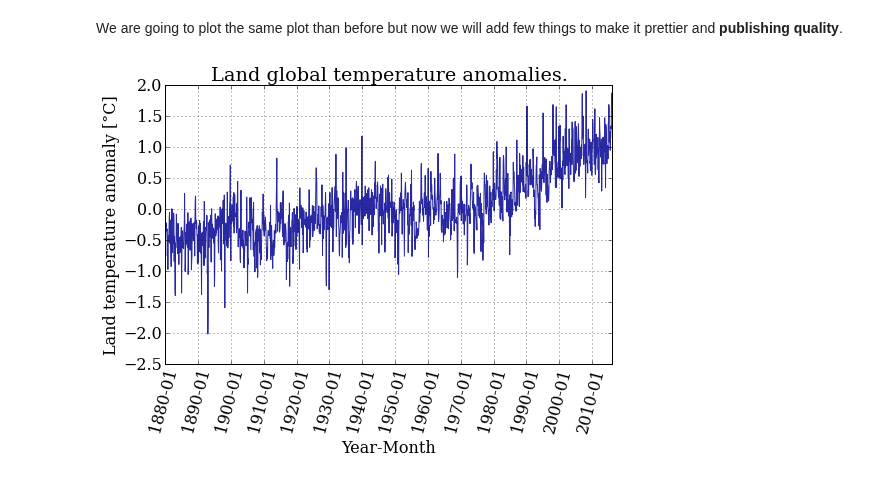
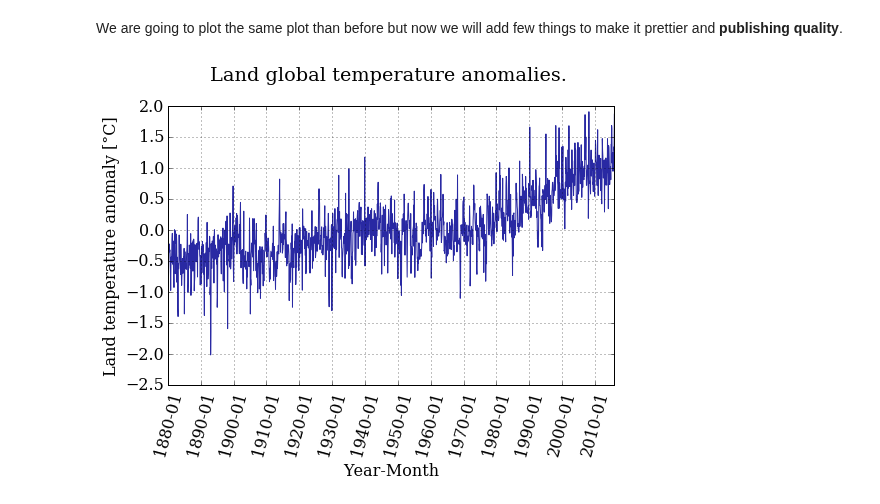
Before and after one commit to barbagroup/essential_skills_RRC, a Jupyter notebook: the_python_scientific_stack.ipynb, the cells around one changed output. Cells and saved outputs as stored; diff of their text form; code cells hidden in the pictures.

```diff
--- a/the_python_scientific_stack.ipynb
+++ b/the_python_scientific_stack.ipynb
@@ -199,10 +199,10 @@ We are going to plot the same plot than before but now we will add few things to
 # %%
 pyplot.figure(figsize=(8,5))
 pyplot.xticks(dummy[::12*10], date[::12*10] , rotation=75)
 pyplot.plot(dummy,T_land[:,1], color='#2929a3', ls='-', lw=1)
-pyplot.title('Land global temperature anomalies.')
+pyplot.title('Land global temperature anomalies. \n')
 pyplot.xlabel('Year-Month')
 pyplot.ylabel('Land temperature anomaly [°C]')
 pyplot.grid();
 # %% [output]
-[figure, old version]
+[figure, new version]
```
Also changed, not shown: parts of 17 cells of this notebook.
